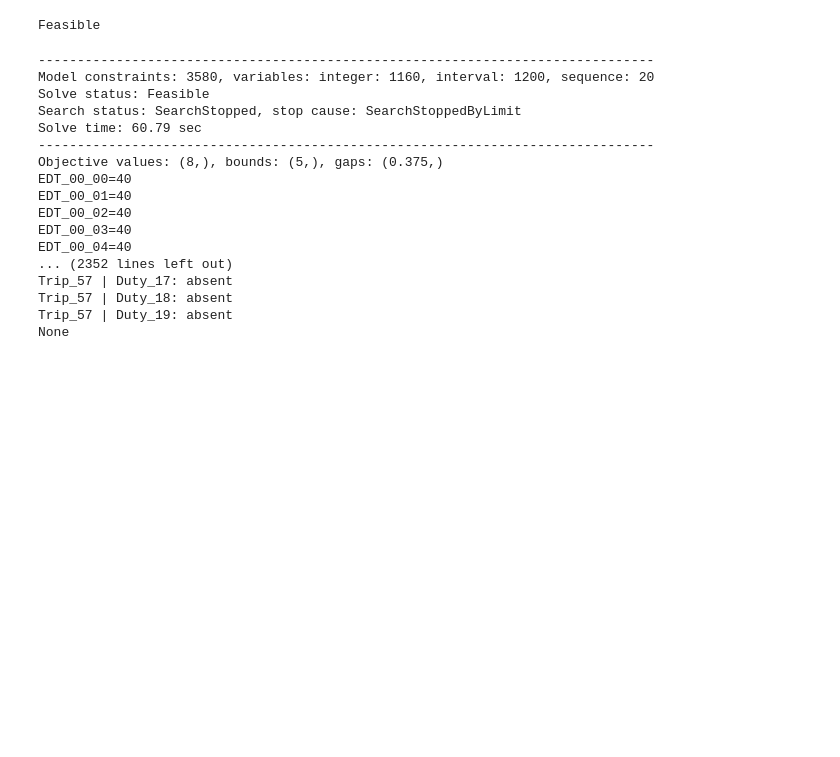
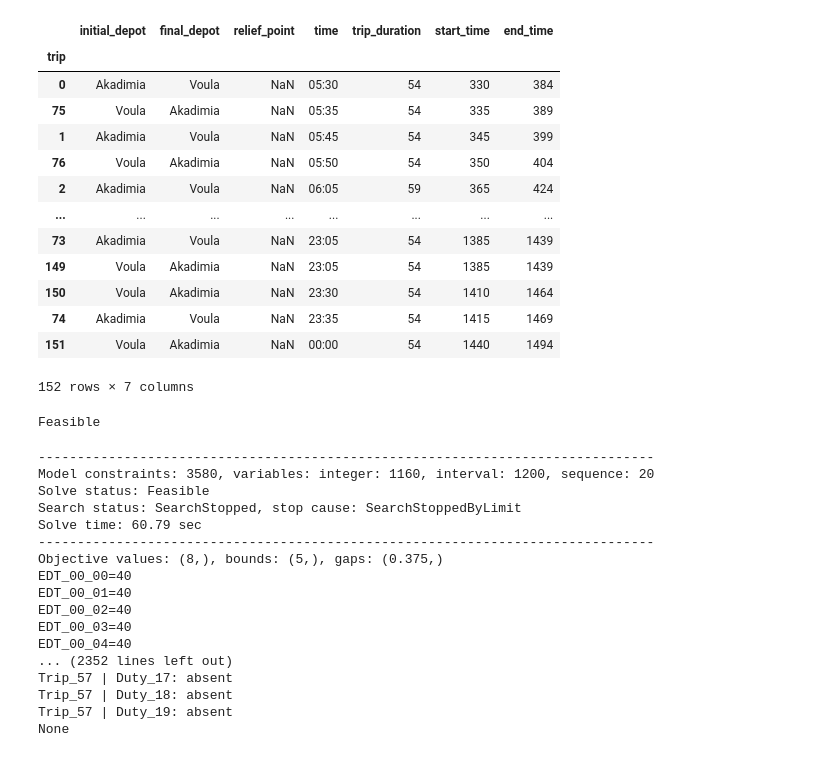
Before and after one commit to kosazna/atopt, a Jupyter notebook: test.ipynb, the cells around one changed output. Cells and saved outputs as stored; diff of their text form; code cells hidden in the pictures; blank space fills up the shorter version.

```diff
--- a/test.ipynb
+++ b/test.ipynb
@@ -12,12 +11,9 @@ from pylab import rcParams
 # %%
 DATAFILE = "C:/Users/aznavouridis.k/My Drive/MSc MST-AUEB/_Thesis_/Main Thesis/Model Data.xlsx"
 SAVELOC = "D:/.temp/.dev/.aztool/atopt/sols"
-ROUTE = '910'
+ROUTE = 'A2'
 
 d = DataProvider(filepath=DATAFILE, route=ROUTE, adjust_for_traffic=True)
 
 model = CSPModel(d)
 model.build_model()
-
-cp_model, model_info = constrained_CSP(model=model, nduties=20)
-cpsol = cp_model.solve(TimeLimit=60)
@@ -24,3 +23,20 @@ cpsol = cp_model.solve(TimeLimit=60)
+# %%
+model.data
+# %% [output]
+|  | initial_depot | final_depot | relief_point | time | trip_duration | start_time | end_time |
+| trip |  |  |  |  |  |  |  |
+| 0 | Akadimia | Voula | NaN | 05:30 | 54 | 330 | 384 |
+| 75 | Voula | Akadimia | NaN | 05:35 | 54 | 335 | 389 |
+| 1 | Akadimia | Voula | NaN | 05:45 | 54 | 345 | 399 |
+| 76 | Voula | Akadimia | NaN | 05:50 | 54 | 350 | 404 |
+| 2 | Akadimia | Voula | NaN | 06:05 | 59 | 365 | 424 |
+| ... | ... | ... | ... | ... | ... | ... | ... |
+| 73 | Akadimia | Voula | NaN | 23:05 | 54 | 1385 | 1439 |
+| 149 | Voula | Akadimia | NaN | 23:05 | 54 | 1385 | 1439 |
+| 150 | Voula | Akadimia | NaN | 23:30 | 54 | 1410 | 1464 |
+| 74 | Akadimia | Voula | NaN | 23:35 | 54 | 1415 | 1469 |
+| 151 | Voula | Akadimia | NaN | 00:00 | 54 | 1440 | 1494 |
+152 rows × 7 columns
 # %%
 print(cpsol.get_solve_status())
 # %% [output]
```
Also changed, not shown: parts of 2 cells of this notebook, 2 other files.
